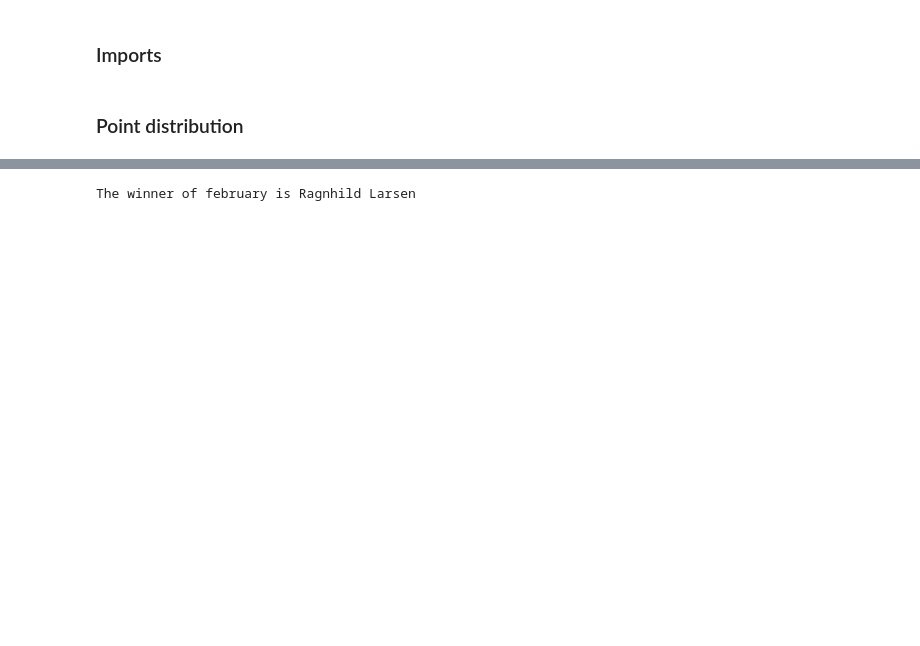
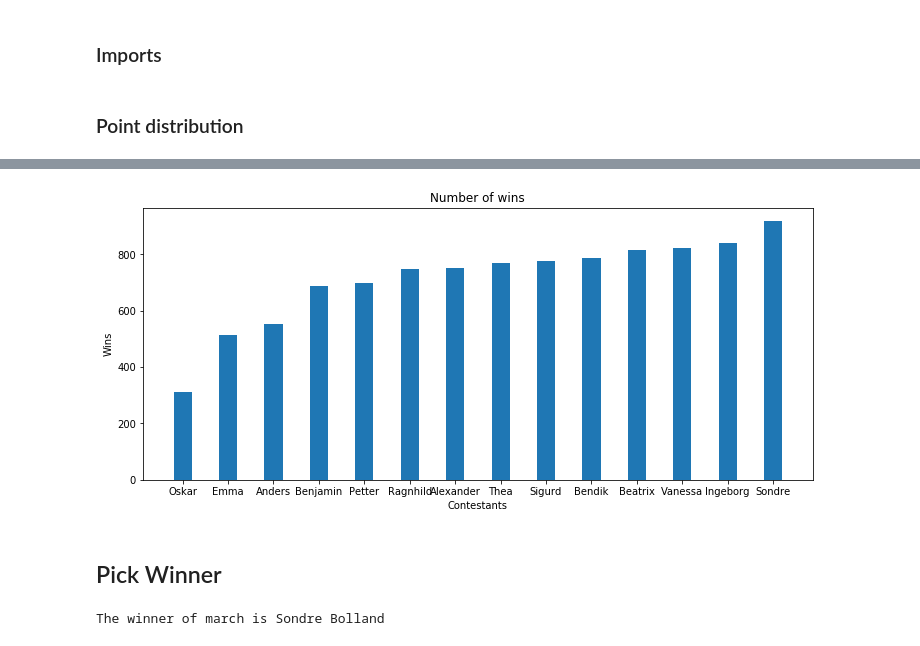
Before and after one commit to SondreBolland/lottery_draw, a Jupyter notebook: Ticket_Draw.ipynb, the cells around one changed output, grey strips where cells are left out. Drawn from its saved outputs; the diff is of its cells as text; code cells hidden in the pictures; blank space fills up the shorter version.

```diff
--- a/Ticket_Draw.ipynb
+++ b/Ticket_Draw.ipynb
@@ -129,5 +135,12 @@ plot_winner_count(number_of_wins)
+# %%
+scaled_win_distribution = get_win_distribution(names, tickets, draws=10000)
+plot_distribution(scaled_win_distribution)
+# %% [output]
+[figure, added]
+# %% [markdown]
+## Pick Winner
 # %%
-winner, winner_index =  choose_winner(names, february_tickets, seed=69)
-print(f'The winner of february is {winner}')
+winner, winner_index =  choose_winner(names, tickets, seed=seed)
+print(f'The winner of {month} is {winner}')
 # %% [output]
-The winner of february is Ragnhild Larsen
+The winner of march is Sondre Bolland
```
Also changed, not shown: parts of 16 cells of this notebook, 4 other files.
